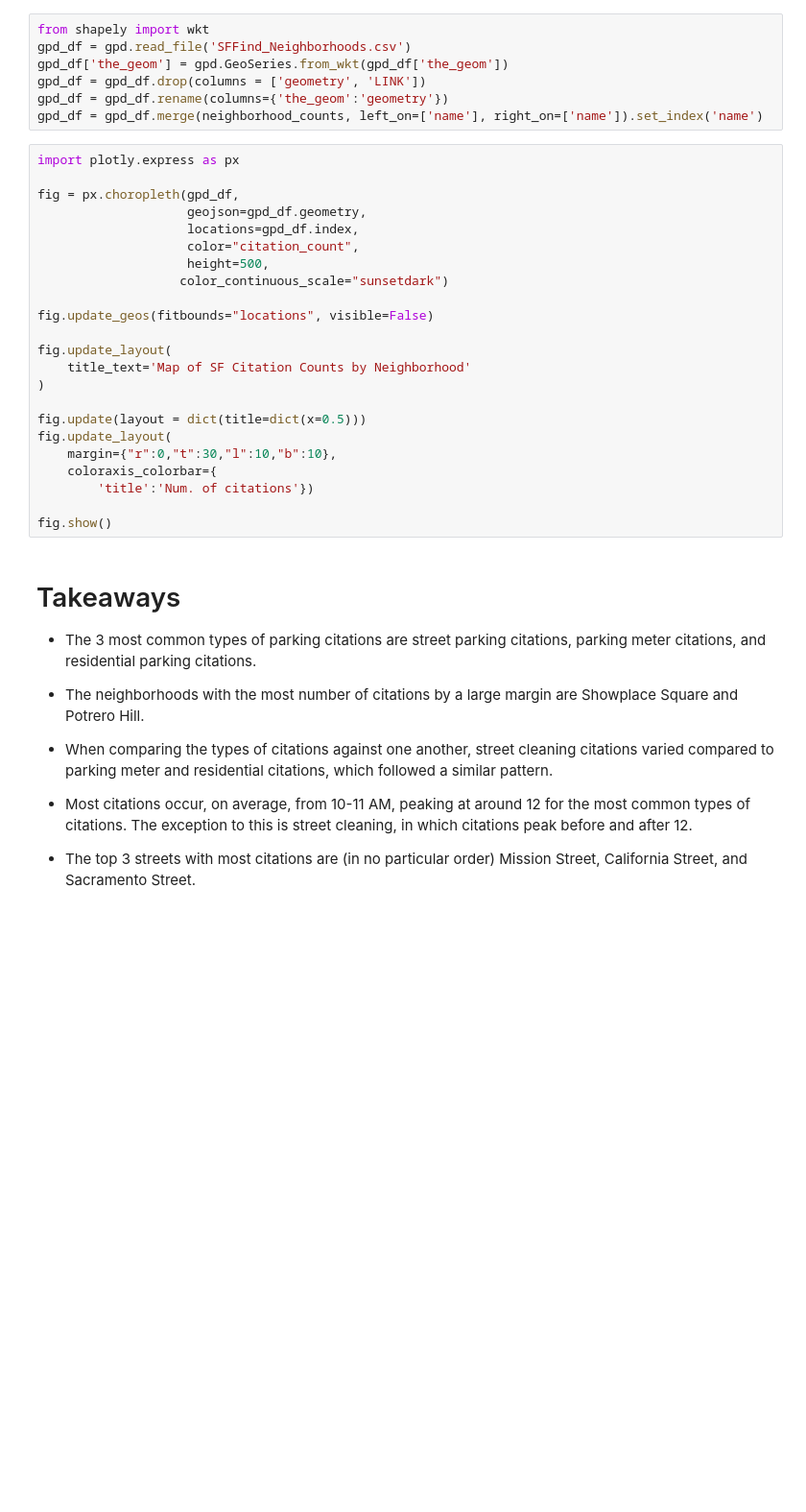
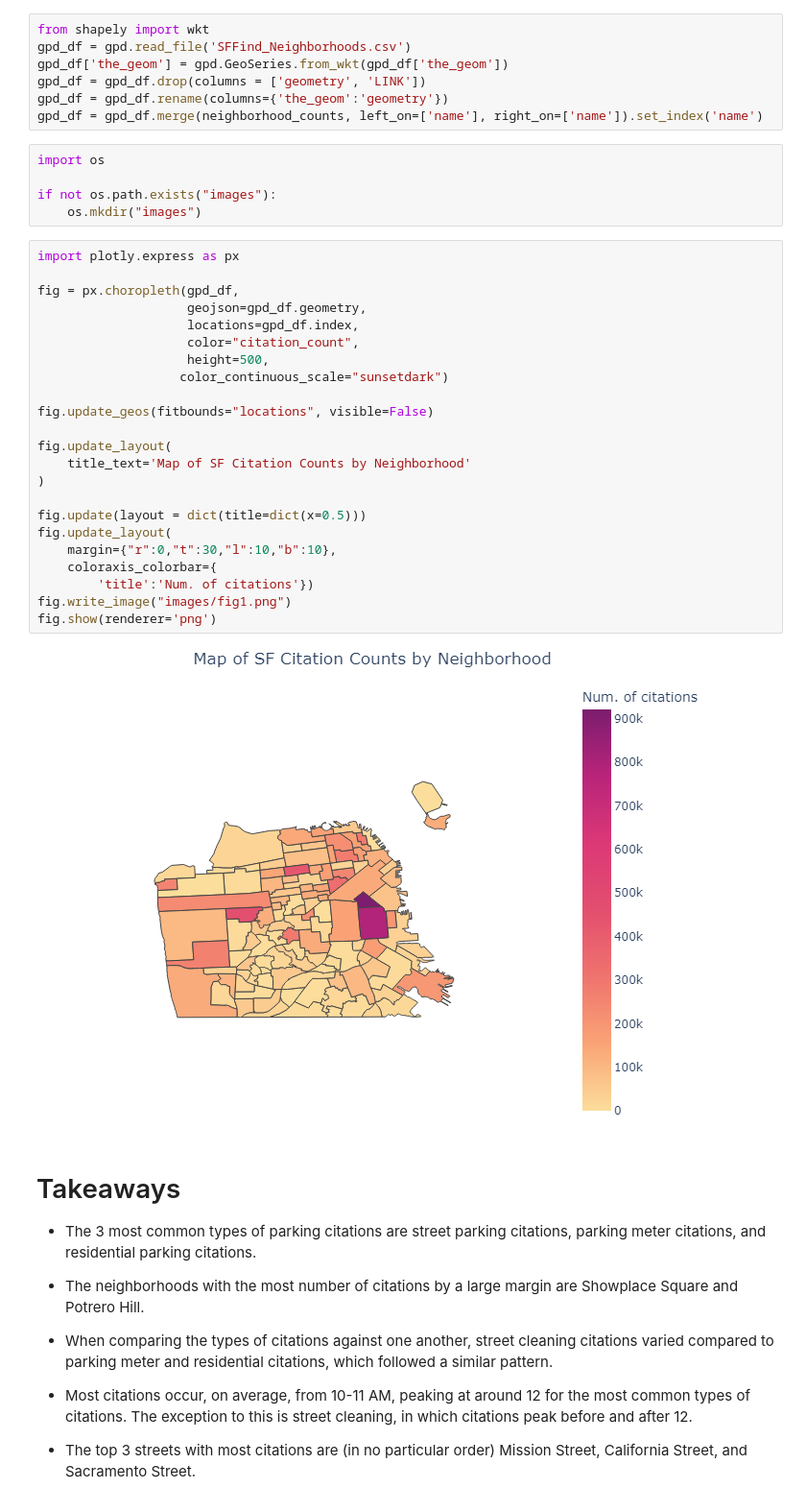
Before and after one commit to kelvinnguyenn/sf_citations_eda, a Jupyter notebook: citation_project.ipynb, the cells around one changed output. Shown: that part at 96% size. Cells and saved outputs as stored; diff of their text form; blank space fills up the shorter version.

```diff
--- a/citation_project.ipynb
+++ b/citation_project.ipynb
@@ -446,29 +446,36 @@ gpd_df['the_geom'] = gpd.GeoSeries.from_wkt(gpd_df['the_geom'])
 gpd_df = gpd_df.drop(columns = ['geometry', 'LINK'])
 gpd_df = gpd_df.rename(columns={'the_geom':'geometry'})
 gpd_df = gpd_df.merge(neighborhood_counts, left_on=['name'], right_on=['name']).set_index('name')
+# %%
+import os
+
+if not os.path.exists("images"):
+    os.mkdir("images")
 # %%
 import plotly.express as px
 
 fig = px.choropleth(gpd_df,
                     geojson=gpd_df.geometry,
                     locations=gpd_df.index,
                     color="citation_count",
                     height=500,
                    color_continuous_scale="sunsetdark")
 
 fig.update_geos(fitbounds="locations", visible=False)
 
 fig.update_layout(
     title_text='Map of SF Citation Counts by Neighborhood'
 )
 
 fig.update(layout = dict(title=dict(x=0.5)))
 fig.update_layout(
     margin={"r":0,"t":30,"l":10,"b":10},
     coloraxis_colorbar={
         'title':'Num. of citations'})
-
-fig.show()
+fig.write_image("images/fig1.png")
+fig.show(renderer='png')
+# %% [output]
+[figure, added]
 # %% [markdown]
 # Takeaways
 
```
